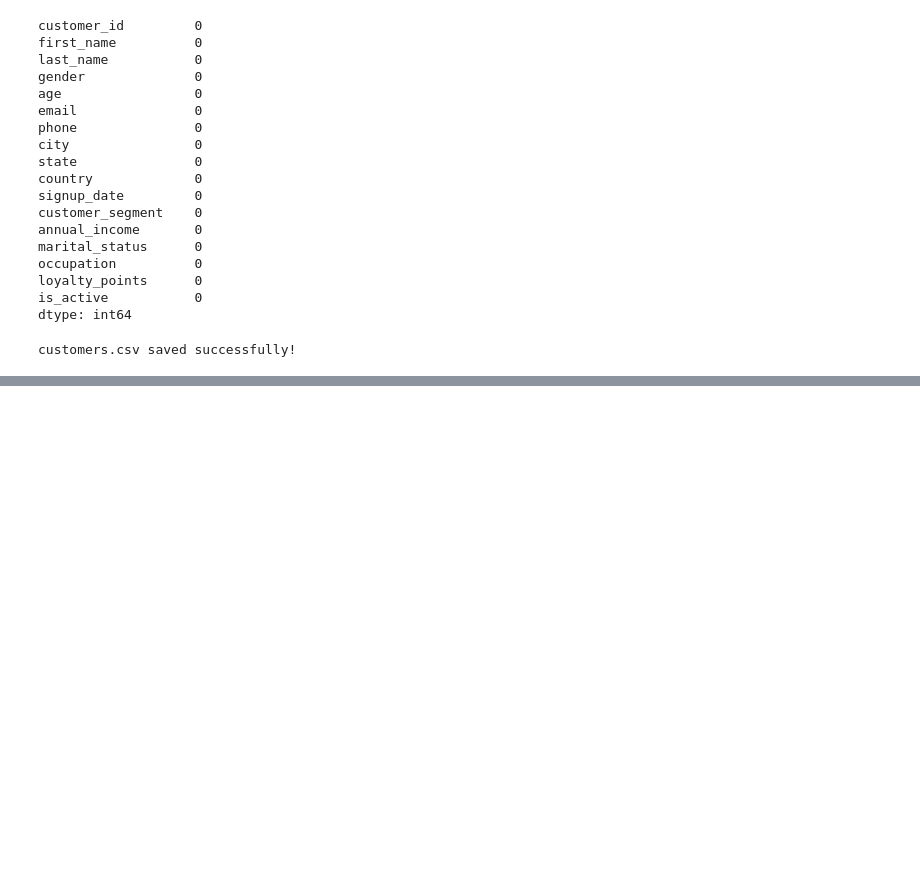
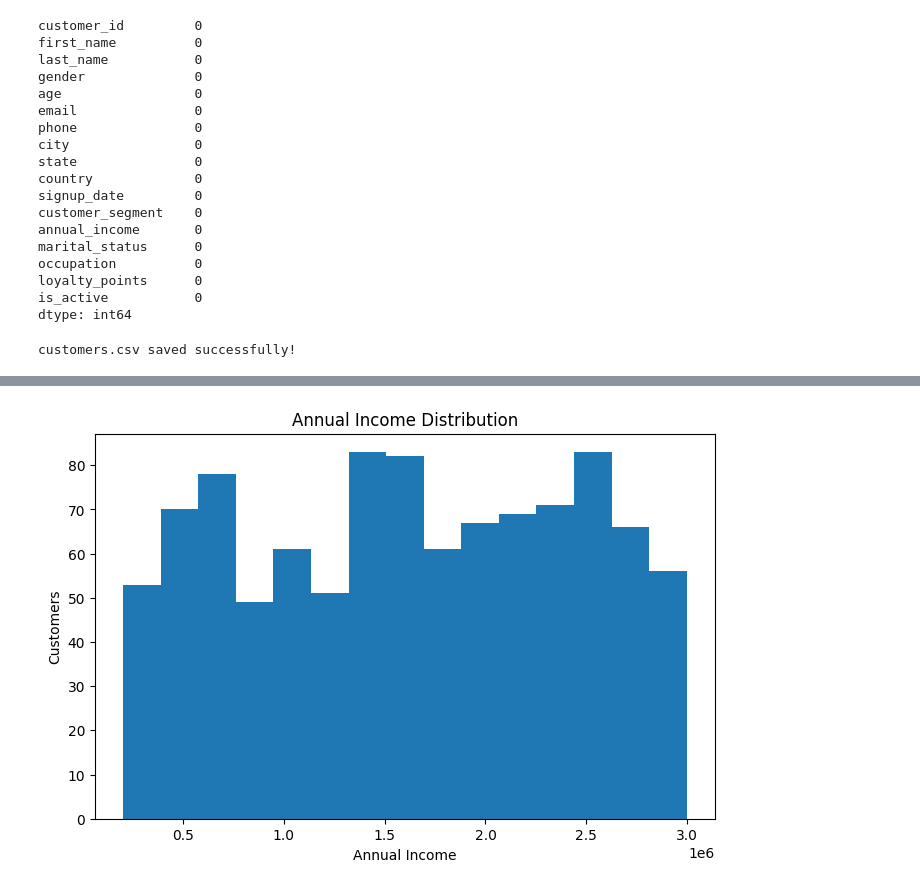
Before and after one commit to Monikajangid5396/AI-Customer-Intelligence-Platform, a Jupyter notebook: notebooks/01_customer_data_generation.ipynb, the cells around one changed output, grey strips where cells are left out. Saved outputs shown, nothing was run; the diff lists cells and outputs as text; code cells hidden in the pictures; blank space fills up the shorter version.

```diff
--- a/notebooks/01_customer_data_generation.ipynb
+++ b/notebooks/01_customer_data_generation.ipynb
@@ -280,0 +321,12 @@ Name: count, dtype: int64
+# %%
+plt.figure(figsize=(8,5))
+
+plt.hist(customers_df["annual_income"], bins=15)
+
+plt.title("Annual Income Distribution")
+plt.xlabel("Annual Income")
+plt.ylabel("Customers")
+
+plt.show()
+# %% [output]
+[figure, added]
```
Also changed, not shown: parts of 13 cells of this notebook, 1 other file.
